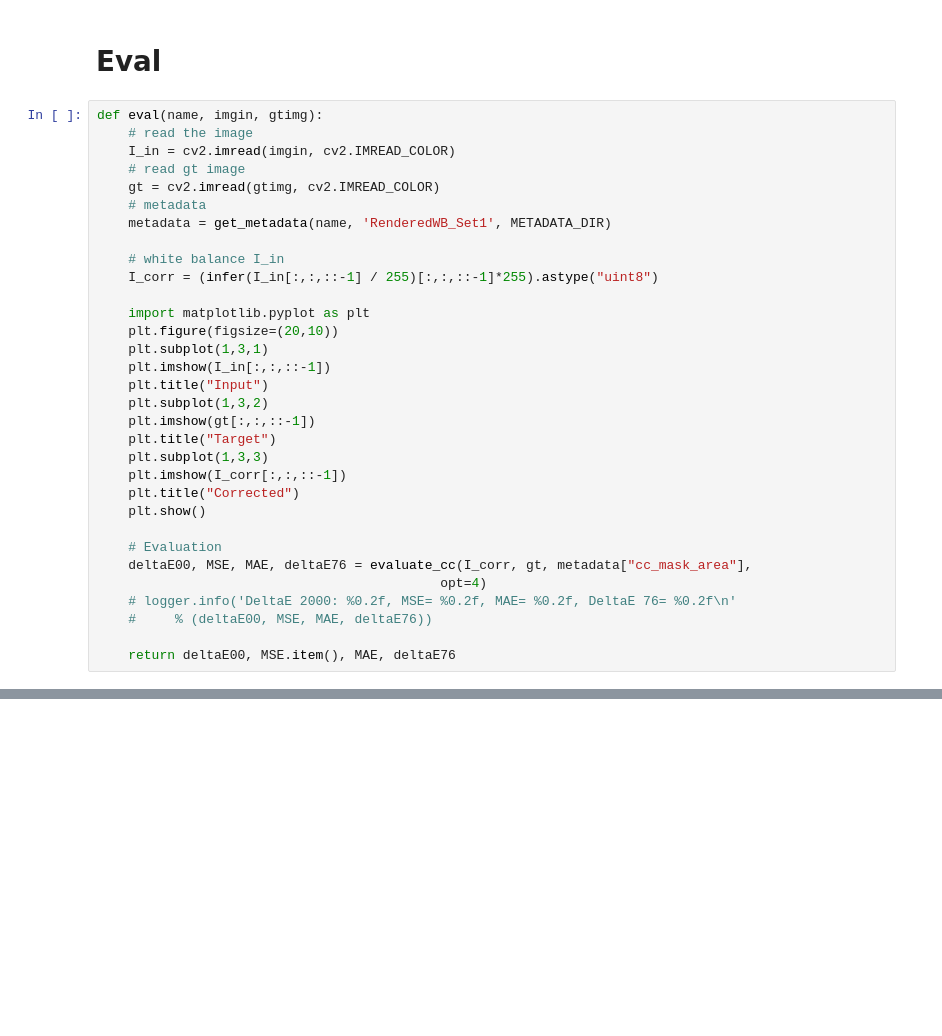
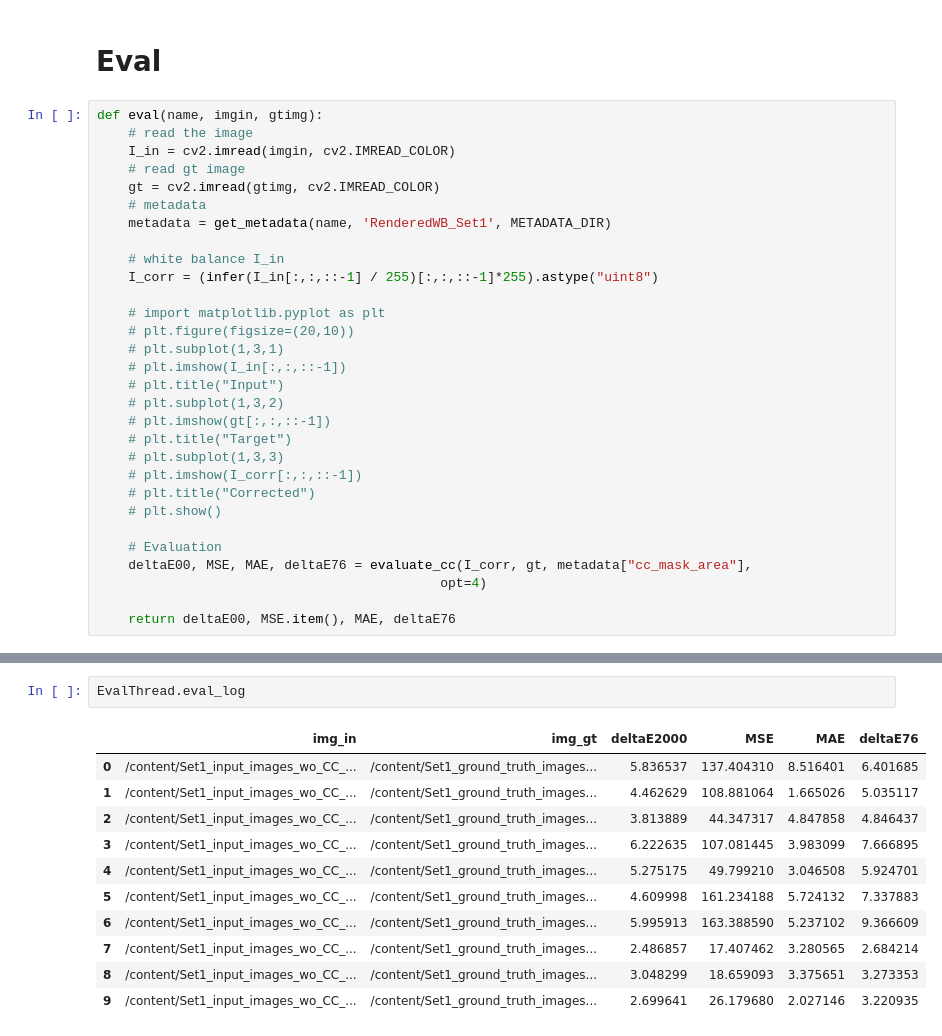
Before and after one commit to dranhclub/ColorConstancy, a Jupyter notebook: Evaluate_Color_Correction.ipynb, the cells around one changed output, grey strips where cells are left out. Saved outputs shown, nothing was run; the diff lists cells and outputs as text; blank space fills up the shorter version.

```diff
--- a/Evaluate_Color_Correction.ipynb
+++ b/Evaluate_Color_Correction.ipynb
@@ -574,24 +371,22 @@ def eval(name, imgin, gtimg):
     # white balance I_in
     I_corr = (infer(I_in[:,:,::-1] / 255)[:,:,::-1]*255).astype("uint8")
 
-    import matplotlib.pyplot as plt
-    plt.figure(figsize=(20,10))
-    plt.subplot(1,3,1)
-    plt.imshow(I_in[:,:,::-1])
-    plt.title("Input")
-    plt.subplot(1,3,2)
-    plt.imshow(gt[:,:,::-1])
-    plt.title("Target")
-    plt.subplot(1,3,3)
-    plt.imshow(I_corr[:,:,::-1])
-    plt.title("Corrected")
-    plt.show()
+    # import matplotlib.pyplot as plt
+    # plt.figure(figsize=(20,10))
+    # plt.subplot(1,3,1)
+    # plt.imshow(I_in[:,:,::-1])
+    # plt.title("Input")
+    # plt.subplot(1,3,2)
+    # plt.imshow(gt[:,:,::-1])
+    # plt.title("Target")
+    # plt.subplot(1,3,3)
+    # plt.imshow(I_corr[:,:,::-1])
+    # plt.title("Corrected")
+    # plt.show()
 
     # Evaluation
     deltaE00, MSE, MAE, deltaE76 = evaluate_cc(I_corr, gt, metadata["cc_mask_area"],
                                             opt=4)
-    # logger.info('DeltaE 2000: %0.2f, MSE= %0.2f, MAE= %0.2f, DeltaE 76= %0.2f\n'
-    #     % (deltaE00, MSE, MAE, deltaE76))
 
     return deltaE00, MSE.item(), MAE, deltaE76
 # %%
@@ -638,0 +462,14 @@ for thread in threads:
+# %%
+EvalThread.eval_log
+# %% [output]
+|  | img_in | img_gt | deltaE2000 | MSE | MAE | deltaE76 |
+| 0 | /content/Set1_input_images_wo_CC_... | /content/Set1_ground_truth_images... | 5.836537 | 137.404310 | 8.516401 | 6.401685 |
+| 1 | /content/Set1_input_images_wo_CC_... | /content/Set1_ground_truth_images... | 4.462629 | 108.881064 | 1.665026 | 5.035117 |
+| 2 | /content/Set1_input_images_wo_CC_... | /content/Set1_ground_truth_images... | 3.813889 | 44.347317 | 4.847858 | 4.846437 |
+| 3 | /content/Set1_input_images_wo_CC_... | /content/Set1_ground_truth_images... | 6.222635 | 107.081445 | 3.983099 | 7.666895 |
+| 4 | /content/Set1_input_images_wo_CC_... | /content/Set1_ground_truth_images... | 5.275175 | 49.799210 | 3.046508 | 5.924701 |
+| 5 | /content/Set1_input_images_wo_CC_... | /content/Set1_ground_truth_images... | 4.609998 | 161.234188 | 5.724132 | 7.337883 |
+| 6 | /content/Set1_input_images_wo_CC_... | /content/Set1_ground_truth_images... | 5.995913 | 163.388590 | 5.237102 | 9.366609 |
+| 7 | /content/Set1_input_images_wo_CC_... | /content/Set1_ground_truth_images... | 2.486857 | 17.407462 | 3.280565 | 2.684214 |
+| 8 | /content/Set1_input_images_wo_CC_... | /content/Set1_ground_truth_images... | 3.048299 | 18.659093 | 3.375651 | 3.273353 |
+| 9 | /content/Set1_input_images_wo_CC_... | /content/Set1_ground_truth_images... | 2.699641 | 26.179680 | 2.027146 | 3.220935 |
```
Also changed, not shown: parts of 15 cells of this notebook, 5 other files.
